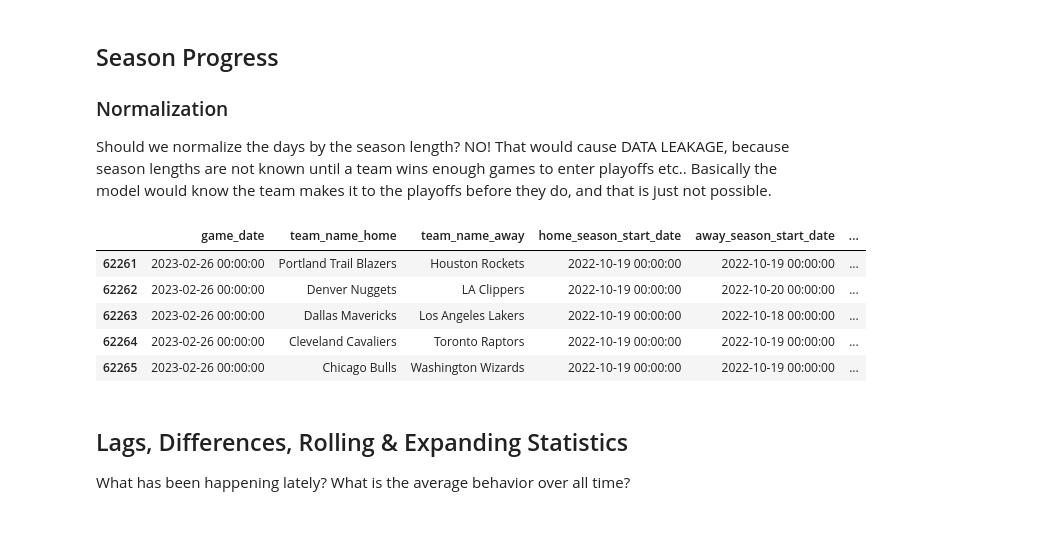
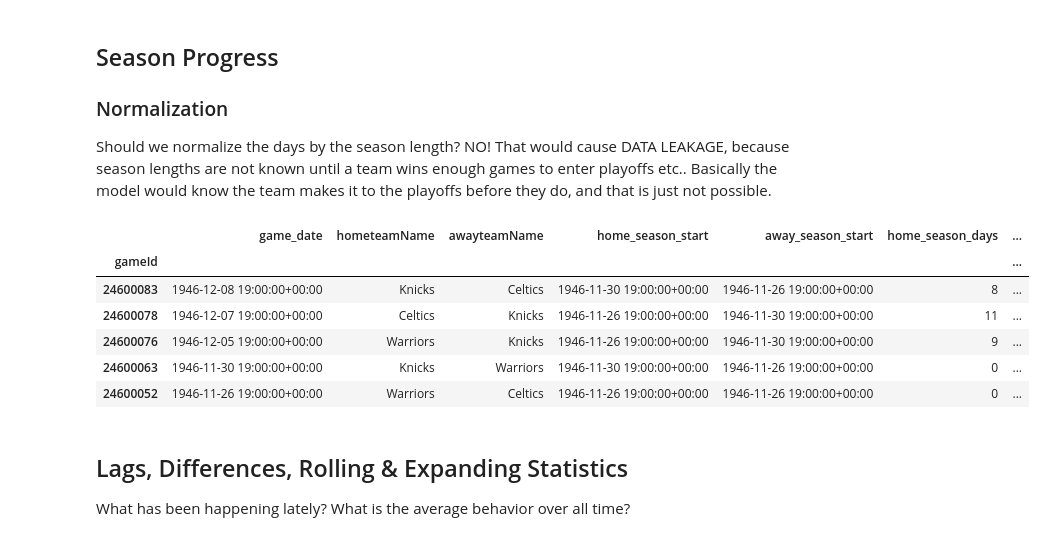
Before and after one commit to rhaswah/ds-tutorials, a Jupyter notebook: NBA_forecast_time_series/NBA_forecast.ipynb, the cells around one changed output. Cells and saved outputs as stored; diff of their text form; code cells hidden in the pictures.

```diff
--- a/NBA_forecast_time_series/NBA_forecast.ipynb
+++ b/NBA_forecast_time_series/NBA_forecast.ipynb
@@ -19,5 +20,6 @@ The connection has ceased updating the data fed through this connection so it go
 # %%
-df_games = pd.read_csv('nba_games.csv', index_col=0)
+df_games = pd.read_csv('nba_games_2026.csv',index_col=0,low_memory=False)
+df_games['game_date'] = pd.to_datetime(df_games['gameDateTimeEst'],format='mixed',utc=True)
 print(df_games.columns)
 print(df_games['game_date'].max())
 df_games.head()
@@ -146,0 +97,18 @@ df_games[['game_date','team_name_home','team_name_away','home_season_start_date'
+# %%
+df_games['season_id'] = (df_games['game_date'].dt.year + (df_games['game_date'].dt.month >= 10))
+team_season_start = (pd.concat([
+        df_games[['game_date','season_id','hometeamName']]
+            .rename(columns={'hometeamName':'team'}),
+        df_games[['game_date','season_id','awayteamName']]
+            .rename(columns={'awayteamName':'team'})]).groupby(['team','season_id'])['game_date'].min())
+
+df_games['home_season_start'] = [
+    team_season_start.loc[(t,s)]
+    for t,s in zip(df_games['hometeamName'], df_games['season_id'])
+]
+
+df_games['away_season_start'] = [
+    team_season_start.loc[(t,s)]
+    for t,s in zip(df_games['awayteamName'], df_games['season_id'])
+]
+df_games
@@ -150,20 +133,21 @@ df_games[['game_date','team_name_home','team_name_away','home_season_start_date'
 Should we normalize the days by the season length? NO! That would cause DATA LEAKAGE, because season lengths are not known until a team wins enough games to enter playoffs etc.. Basically the model would know the team makes it to the playoffs before they do, and that is just not possible.
 # %%
 df_games['home_season_days'] = (pd.to_datetime(df_games[
-    'game_date']) - pd.to_datetime(df_games['home_season_start_date'])).dt.days
+    'game_date']) - pd.to_datetime(df_games['home_season_start'])).dt.days
 df_games['away_season_days'] = (pd.to_datetime(df_games[
-    'game_date']) - pd.to_datetime(df_games['away_season_start_date'])).dt.days
+    'game_date']) - pd.to_datetime(df_games['away_season_start'])).dt.days
 df_games['season_progress_diff'] = (df_games[
         'home_season_days'] - df_games['away_season_days'])
-df_games[['game_date','team_name_home','team_name_away','home_season_start_date',
-          'away_season_start_date',	'home_season_days',	'away_season_days',	'season_progress_diff']].tail()
+df_games[['game_date','hometeamName','awayteamName','home_season_start',
+          'away_season_start',	'home_season_days',	'away_season_days',	'season_progress_diff']].tail()
 # %% [output]
-|  | game_date | team_name_home | team_name_away | home_season_start_date | away_season_start_date | ... |
-| 62261 | 2023-02-26 00:00:00 | Portland Trail Blazers | Houston Rockets | 2022-10-19 00:00:00 | 2022-10-19 00:00:00 | ... |
-| 62262 | 2023-02-26 00:00:00 | Denver Nuggets | LA Clippers | 2022-10-19 00:00:00 | 2022-10-20 00:00:00 | ... |
-| 62263 | 2023-02-26 00:00:00 | Dallas Mavericks | Los Angeles Lakers | 2022-10-19 00:00:00 | 2022-10-18 00:00:00 | ... |
-| 62264 | 2023-02-26 00:00:00 | Cleveland Cavaliers | Toronto Raptors | 2022-10-19 00:00:00 | 2022-10-19 00:00:00 | ... |
-| 62265 | 2023-02-26 00:00:00 | Chicago Bulls | Washington Wizards | 2022-10-19 00:00:00 | 2022-10-19 00:00:00 | ... |
+|  | game_date | hometeamName | awayteamName | home_season_start | away_season_start | home_season_days | ... |
+| gameId |  |  |  |  |  |  | ... |
+| 24600083 | 1946-12-08 19:00:00+00:00 | Knicks | Celtics | 1946-11-30 19:00:00+00:00 | 1946-11-26 19:00:00+00:00 | 8 | ... |
+| 24600078 | 1946-12-07 19:00:00+00:00 | Celtics | Knicks | 1946-11-26 19:00:00+00:00 | 1946-11-30 19:00:00+00:00 | 11 | ... |
+| 24600076 | 1946-12-05 19:00:00+00:00 | Warriors | Knicks | 1946-11-26 19:00:00+00:00 | 1946-11-30 19:00:00+00:00 | 9 | ... |
+| 24600063 | 1946-11-30 19:00:00+00:00 | Knicks | Warriors | 1946-11-30 19:00:00+00:00 | 1946-11-26 19:00:00+00:00 | 0 | ... |
+| 24600052 | 1946-11-26 19:00:00+00:00 | Warriors | Celtics | 1946-11-26 19:00:00+00:00 | 1946-11-26 19:00:00+00:00 | 0 | ... |
 # %%
 # for modeling
 # ALL_FEATURES = [col for col in df_games.columns if col not in NON_FEATURE_COLS]
```
Also changed, not shown: parts of 39 cells of this notebook, 1 other file.
